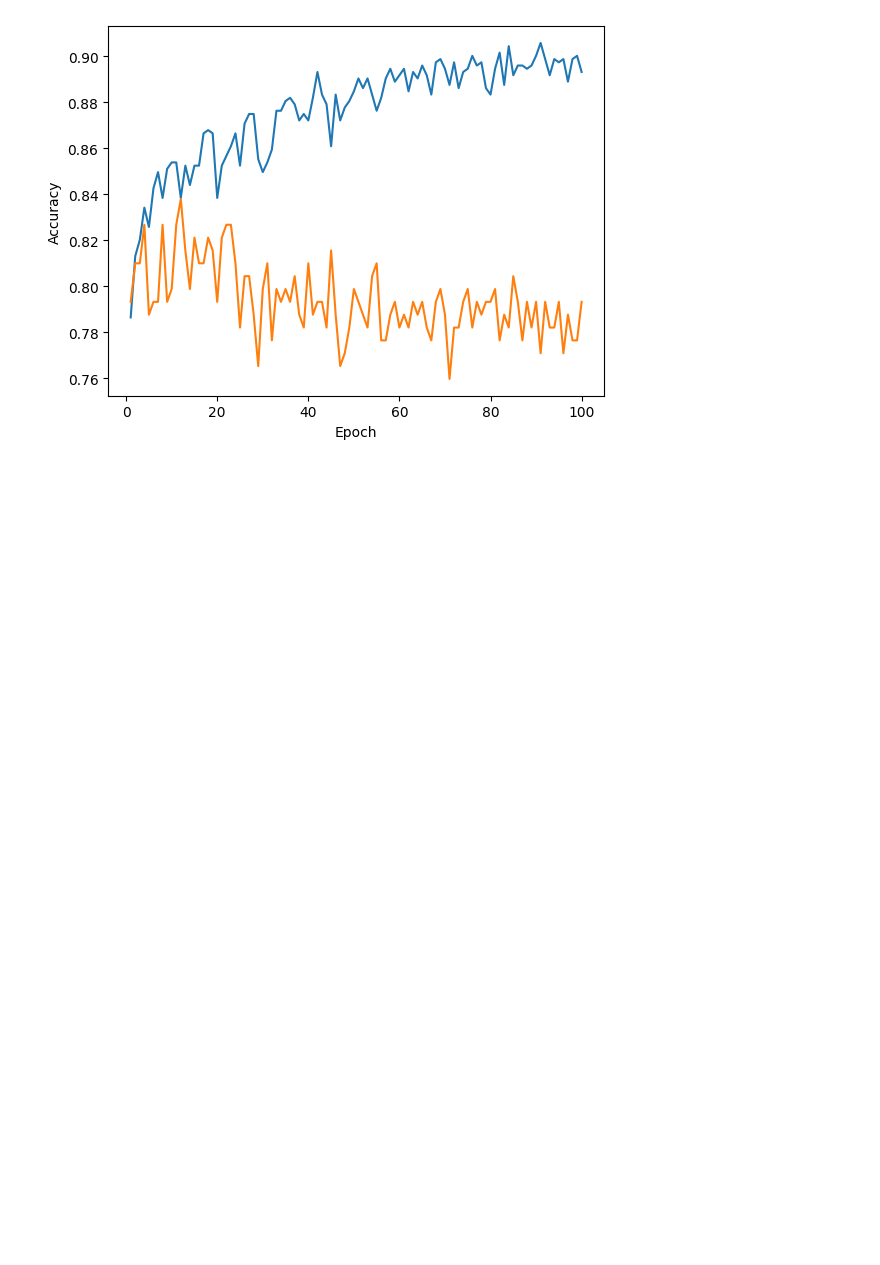
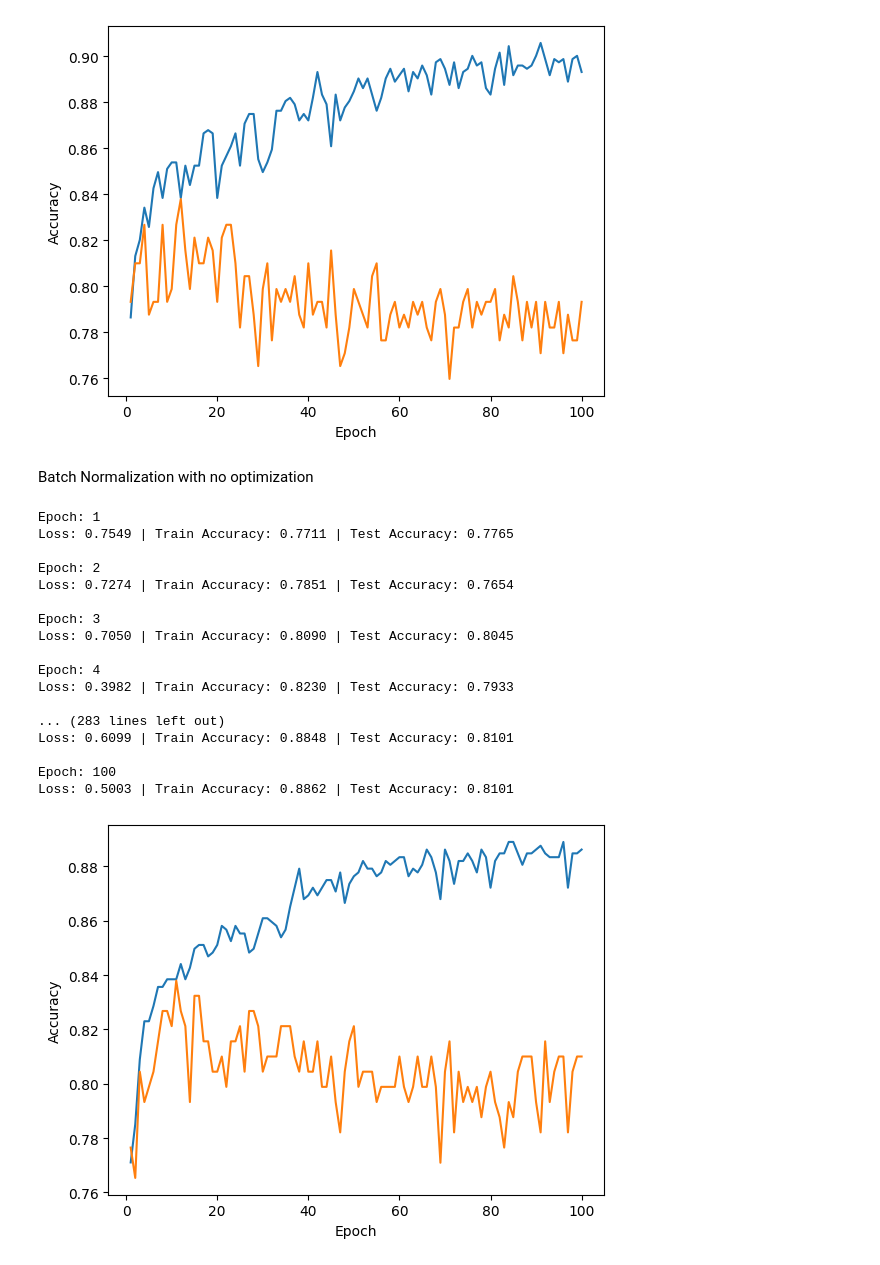
Before and after one commit to hahnspena102/csc487-lab4.1, a Jupyter notebook: Lab 4.1.ipynb, the cells around one changed output. Saved outputs shown, nothing was run; the diff lists cells and outputs as text; code cells hidden in the pictures; blank space fills up the shorter version.

Commit message:
added batch normalization

```diff
--- a/Lab 4.1.ipynb
+++ b/Lab 4.1.ipynb
@@ -346,3 +346,41 @@ Loss: 0.2976 | Train Accuracy: 0.9003 | Test Accuracy: 0.7765
 Epoch: 100
 Loss: 0.2173 | Train Accuracy: 0.8933 | Test Accuracy: 0.7933
 [figure]
+# %% [markdown]
+Batch Normalization with no optimization
+# %%
+nn_model = torch.nn.Sequential(
+    torch.nn.Linear(input_dim, 100),
+    torch.nn.BatchNorm1d(100),
+    torch.nn.ReLU(),
+    torch.nn.Linear(100, 100),
+    torch.nn.BatchNorm1d(100),
+    torch.nn.ReLU(),
+    torch.nn.Linear(100, 100),
+    torch.nn.BatchNorm1d(100),
+    torch.nn.ReLU(),
+    torch.nn.Linear(100, num_classes)
+)
+
+sdg_opt = torch.optim.SGD(nn_model.parameters(), lr=1e-2)
+
+train_model(nn_model, train_loader, test_loader, sdg_opt)
+# %% [output]
+Epoch: 1
+Loss: 0.7549 | Train Accuracy: 0.7711 | Test Accuracy: 0.7765
+
+Epoch: 2
+Loss: 0.7274 | Train Accuracy: 0.7851 | Test Accuracy: 0.7654
+
+Epoch: 3
+Loss: 0.7050 | Train Accuracy: 0.8090 | Test Accuracy: 0.8045
+
+Epoch: 4
+Loss: 0.3982 | Train Accuracy: 0.8230 | Test Accuracy: 0.7933
+
+... (283 lines left out)
+Loss: 0.6099 | Train Accuracy: 0.8848 | Test Accuracy: 0.8101
+
+Epoch: 100
+Loss: 0.5003 | Train Accuracy: 0.8862 | Test Accuracy: 0.8101
+[figure, added]
```
Also changed, not shown: parts of 6 cells of this notebook.
